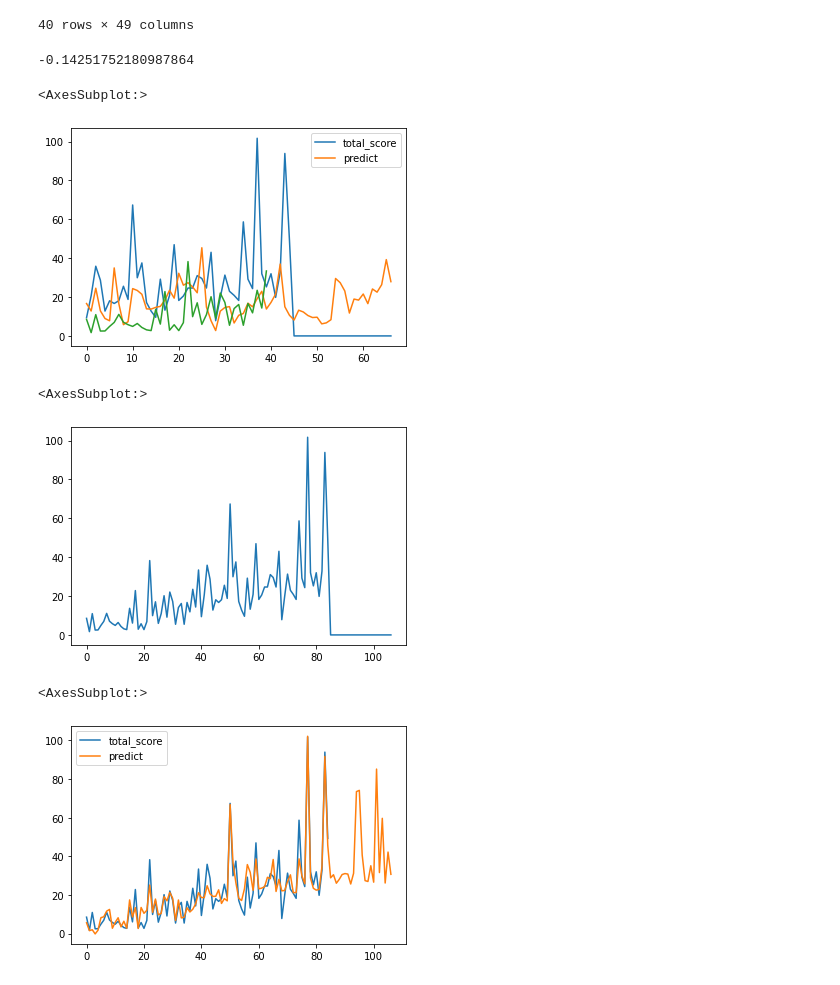
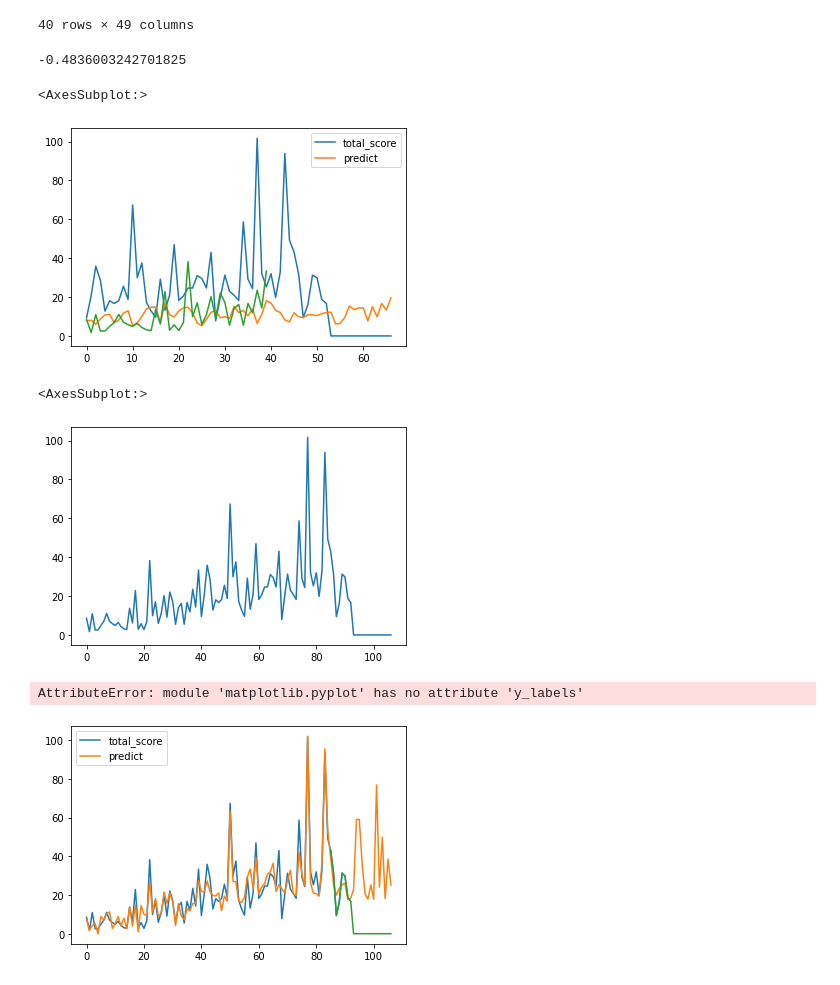
Before and after one commit to kevin-mal-smith/seinfeld, a Jupyter notebook: seinfeld_acquire.ipynb, the cells around one changed output. Saved outputs shown, nothing was run; the diff lists cells and outputs as text; code cells hidden in the pictures.

Commit message:
data cleaning

```diff
--- a/seinfeld_acquire.ipynb
+++ b/seinfeld_acquire.ipynb
@@ -28,7 +29,7 @@ seinfeld
 # %%
 seinfeld.columns=['title','plot','quotability','laughs','total_score','imdb_rating','imdb_rank','notes','season','episode']
 # %%
-seinfeld=seinfeld[seinfeld.season<7]
+#seinfeld=seinfeld[seinfeld.season<7]
 # %%
 seinfeld.sort_values('total_score',ascending=False)
 # %% [output]
@@ -445,7 +414,7 @@ regr = MLPRegressor( max_iter=1500).fit(x_train, y_train)
 predictions=pd.DataFrame(regr.predict(x_validate),columns=['predict'])
 regr.score(x_validate,y_validate)
 # %% [output]
--0.14251752180987864
+-0.4836003242701825
 # %%
 y_validate=pd.concat([y_validate.reset_index(),predictions],axis=1)
 # %%
@@ -453,22 +422,24 @@ y_validate.drop(columns='index').plot()
 y_train.plot()
 # %% [output]
 <AxesSubplot:>
-[figure, old version]
+[figure, new version]
 # %%
 seinfeld.total_score.plot()
 # %% [output]
 <AxesSubplot:>
-[figure, old version]
+[figure, new version]
 # %%
 seinfeld_prepped.airdate = pd.to_datetime(seinfeld_prepped.airdate)
 x=seinfeld_prepped.drop(columns=['plot','quotability','laughs','total_score']).set_index('airdate')
 x_train = seinfeld_prepped.drop(columns=['plot','quotability','laughs','total_score'])[seinfeld_prepped.total_score > 0].set_index('airdate')
 y_train = seinfeld_prepped.total_score[seinfeld_prepped.total_score > 0]
 regr = MLPRegressor( max_iter=750,solver= 'lbfgs').fit(x_train,y_train)
-predictions=pd.DataFrame(regr.predict(x),columns=['predict'])
-y=pd.concat([y_train,predictions],axis=1)
+mlp_predictions=pd.DataFrame(regr.predict(x),columns=['predict'])
+y_mlp=pd.concat([y_train,mlp_predictions],axis=1)
 # %%
-y.plot()
+y_mlp.plot()
+seinfeld[seinfeld.season_y > 5].total_score.plot()
+plt.y_labels(seinfeld.titles)
 # %% [output]
-<AxesSubplot:>
+AttributeError: module 'matplotlib.pyplot' has no attribute 'y_labels'
-[figure, old version]
+[figure, new version]
```
Also changed, not shown: parts of 24 cells of this notebook, 1 other file.
